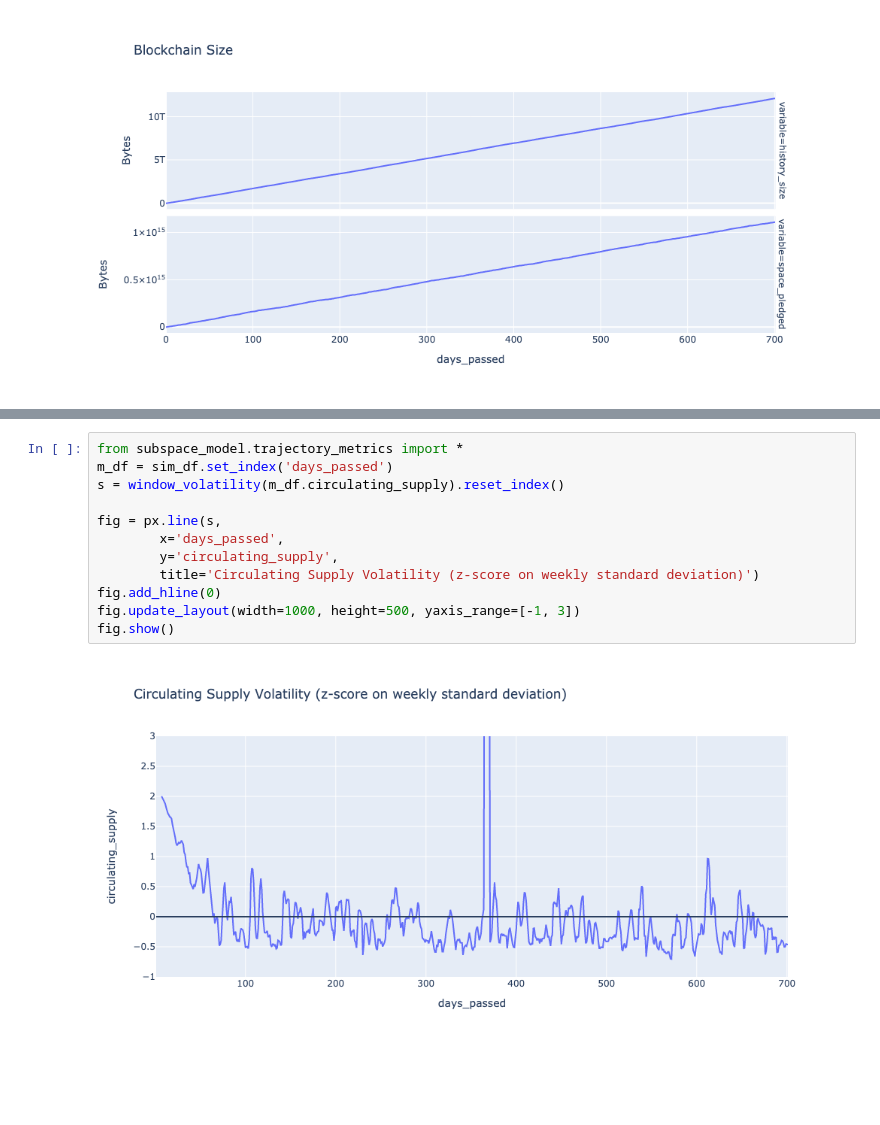
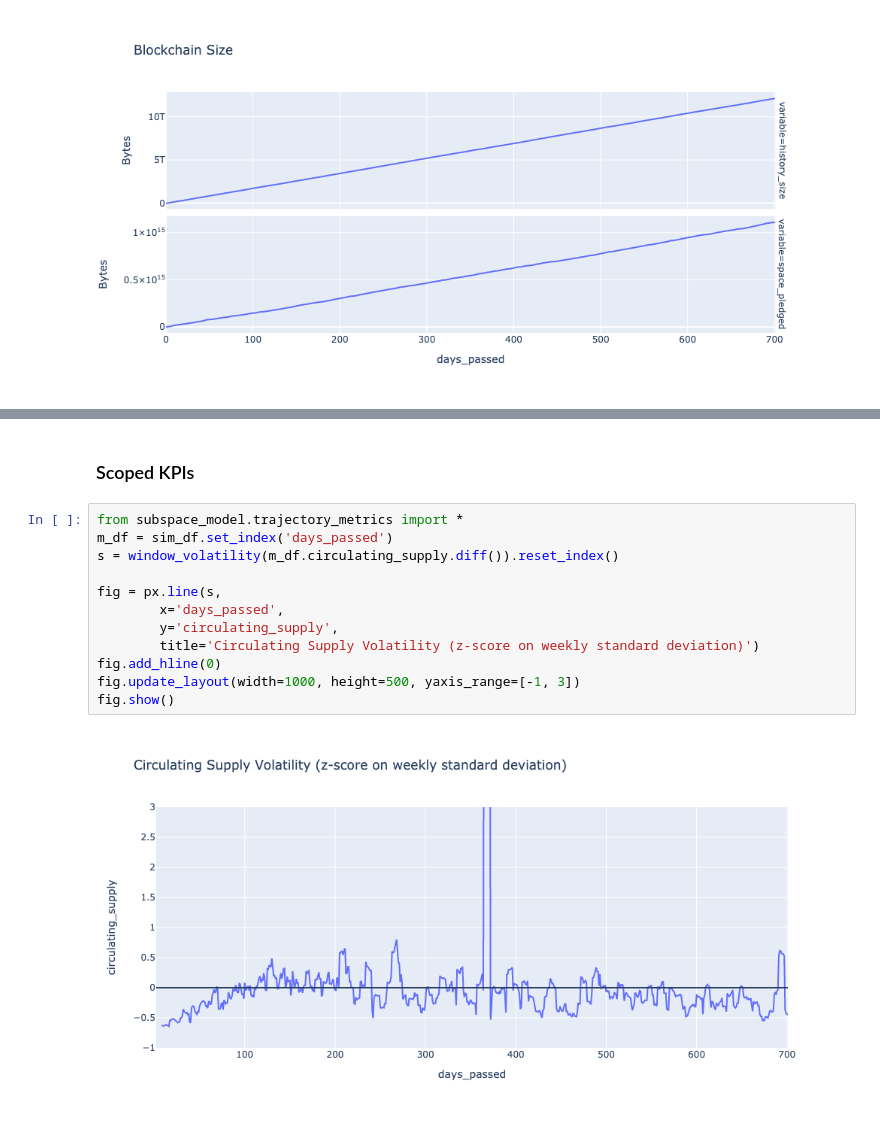
Before and after one commit to BlockScience/subspace, a Jupyter notebook: notebooks/sanity_check.ipynb, the cells around one changed output, grey strips where cells are left out. Saved outputs shown, nothing was run; the diff lists cells and outputs as text; blank space fills up the shorter version.

```diff
--- a/notebooks/sanity_check.ipynb
+++ b/notebooks/sanity_check.ipynb
@@ -179,14 +179,16 @@ fig.show()
+# %% [markdown]
+### Scoped KPIs
 # %%
 from subspace_model.trajectory_metrics import *
 m_df = sim_df.set_index('days_passed')
-s = window_volatility(m_df.circulating_supply).reset_index()
+s = window_volatility(m_df.circulating_supply.diff()).reset_index()
 
 fig = px.line(s,
         x='days_passed',
         y='circulating_supply',
         title='Circulating Supply Volatility (z-score on weekly standard deviation)')
 fig.add_hline(0)
 fig.update_layout(width=1000, height=500, yaxis_range=[-1, 3])
 fig.show()
 # %% [output]
-[figure, old version]
+[figure, new version]
```
Also changed, not shown: parts of 11 cells of this notebook, 4 other files.
